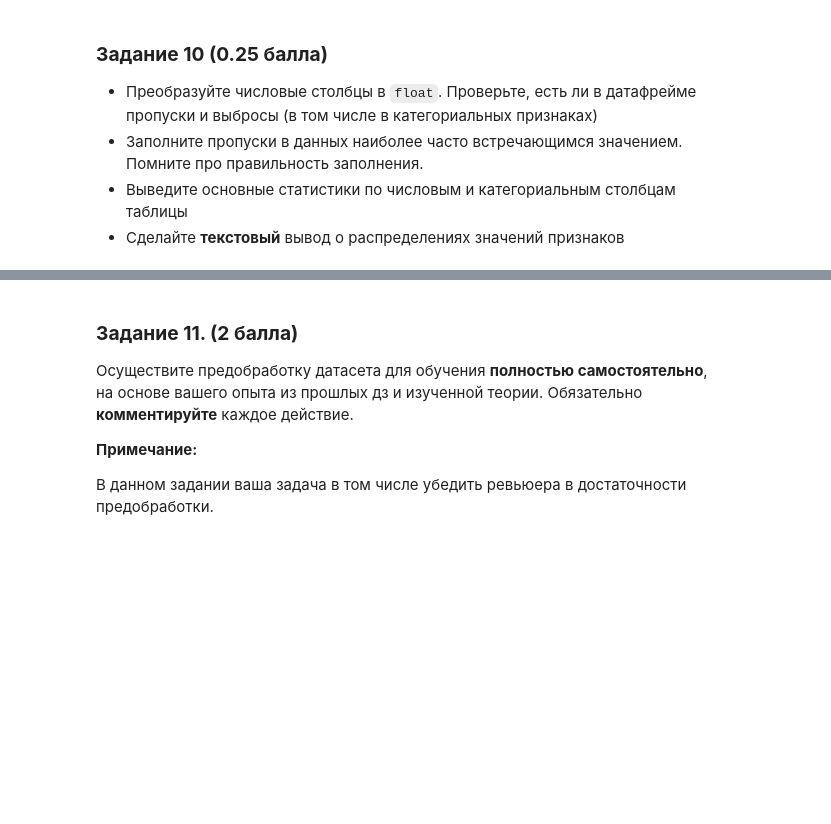
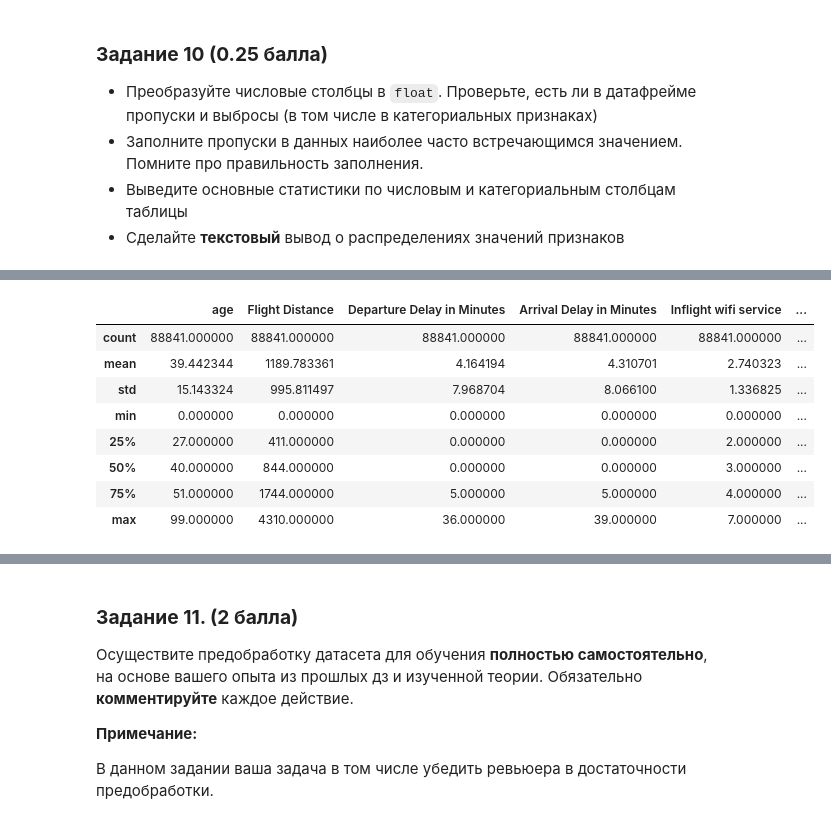
Before and after one commit to InnaBoby/ML_HSE, a Jupyter notebook: HW_4/AI_HW4_woodenML_pro.ipynb, the cells around one changed output, grey strips where cells are left out. Drawn from its saved outputs; the diff is of its cells as text; code cells hidden in the pictures; blank space fills up the shorter version.

```diff
--- a/HW_4/AI_HW4_woodenML_pro.ipynb
+++ b/HW_4/AI_HW4_woodenML_pro.ipynb
@@ -1184,0 +1273,12 @@ assert X_val.shape == (31_094, 22)
+# %%
+df_train_clean.describe()
+# %% [output]
+|  | age | Flight Distance | Departure Delay in Minutes | Arrival Delay in Minutes | Inflight wifi service | ... |
+| count | 88841.000000 | 88841.000000 | 88841.000000 | 88841.000000 | 88841.000000 | ... |
+| mean | 39.442344 | 1189.783361 | 4.164194 | 4.310701 | 2.740323 | ... |
+| std | 15.143324 | 995.811497 | 7.968704 | 8.066100 | 1.336825 | ... |
+| min | 0.000000 | 0.000000 | 0.000000 | 0.000000 | 0.000000 | ... |
+| 25% | 27.000000 | 411.000000 | 0.000000 | 0.000000 | 2.000000 | ... |
+| 50% | 40.000000 | 844.000000 | 0.000000 | 0.000000 | 3.000000 | ... |
+| 75% | 51.000000 | 1744.000000 | 5.000000 | 5.000000 | 4.000000 | ... |
+| max | 99.000000 | 4310.000000 | 36.000000 | 39.000000 | 7.000000 | ... |
```
Also changed, not shown: parts of 42 cells of this notebook.
